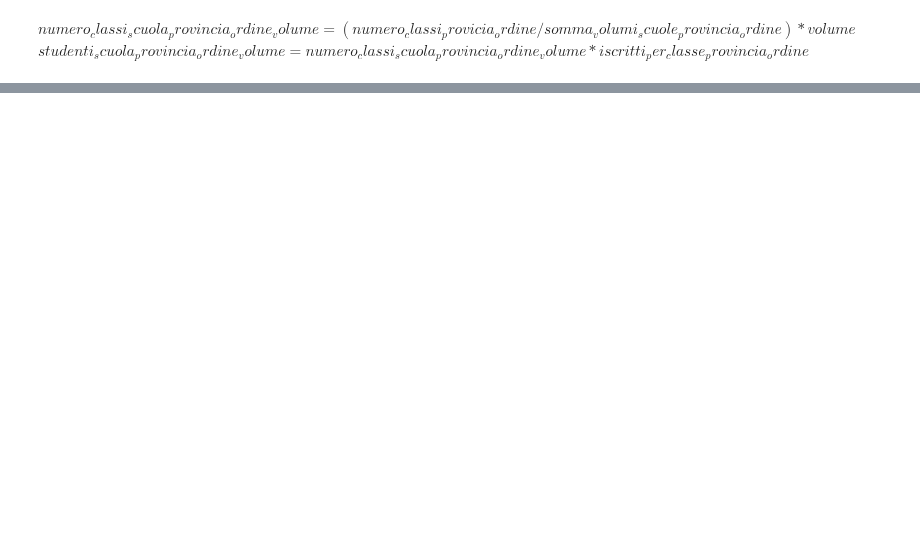
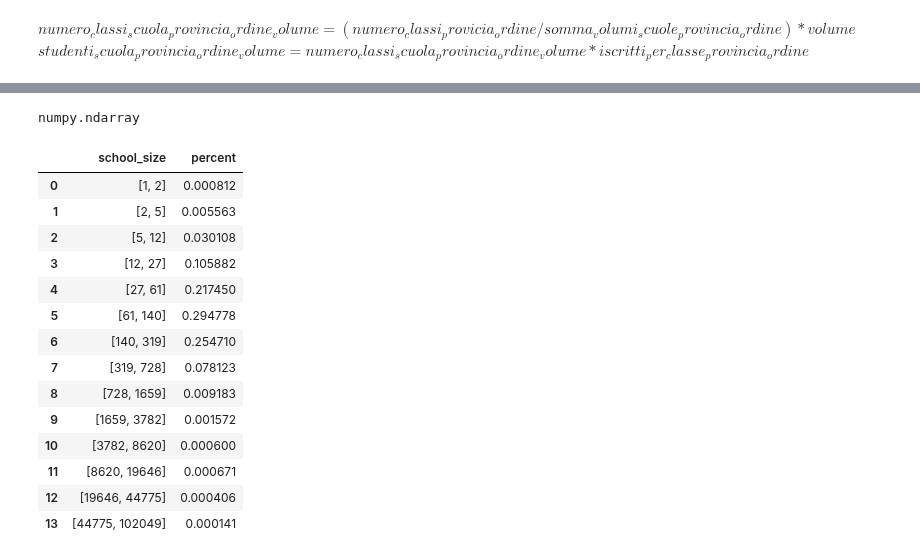
Before and after one commit to pitmonticone/EpiSimulator, a Jupyter notebook: Notebooks/Modelling/Python/DataWrangling/Schools_SynthPops.ipynb, the cells around one changed output, grey strips where cells are left out. Drawn from its saved outputs; the diff is of its cells as text; code cells hidden in the pictures; blank space fills up the shorter version.

```diff
--- a/Notebooks/Modelling/Python/DataWrangling/Schools_SynthPops.ipynb
+++ b/Notebooks/Modelling/Python/DataWrangling/Schools_SynthPops.ipynb
@@ -470,0 +338,6 @@ NameError: name 'sort' is not defined
+# %%
+def get_distrib(df, abbr,num = 50, base = math.exp(1)):
+    abbr_df = df[df["abbreviation"] == abbr]
+    data = df["enrollments"].tolist()
+    bins = np.logspace(0,math.log(max(enr),base),base= base,num = num)
+    return binned_statistic(data, data, statistic = "count", bins=bins)
@@ -470,0 +353,2 @@ NameError: name 'sort' is not defined
+# %%
+distrib = get_distrib(all_schools_df,abbr = "TO", num = 15, base = 10)
@@ -470,0 +364,26 @@ NameError: name 'sort' is not defined
+# %%
+counts = distrib[0]
+edges = distrib[1]
+type(counts)
+# %% [output]
+numpy.ndarray
+# %%
+final_df = pd.DataFrame({"school_size": [[round(edges[i]),round(edges[i+1])] for i in range(len(edges)-1)], "percent":[count/sum(counts) for count in counts]})
+# %%
+final_df
+# %% [output]
+|  | school_size | percent |
+| 0 | [1, 2] | 0.000812 |
+| 1 | [2, 5] | 0.005563 |
+| 2 | [5, 12] | 0.030108 |
+| 3 | [12, 27] | 0.105882 |
+| 4 | [27, 61] | 0.217450 |
+| 5 | [61, 140] | 0.294778 |
+| 6 | [140, 319] | 0.254710 |
+| 7 | [319, 728] | 0.078123 |
+| 8 | [728, 1659] | 0.009183 |
+| 9 | [1659, 3782] | 0.001572 |
+| 10 | [3782, 8620] | 0.000600 |
+| 11 | [8620, 19646] | 0.000671 |
+| 12 | [19646, 44775] | 0.000406 |
+| 13 | [44775, 102049] | 0.000141 |
```
Also changed, not shown: parts of 65 cells of this notebook.
